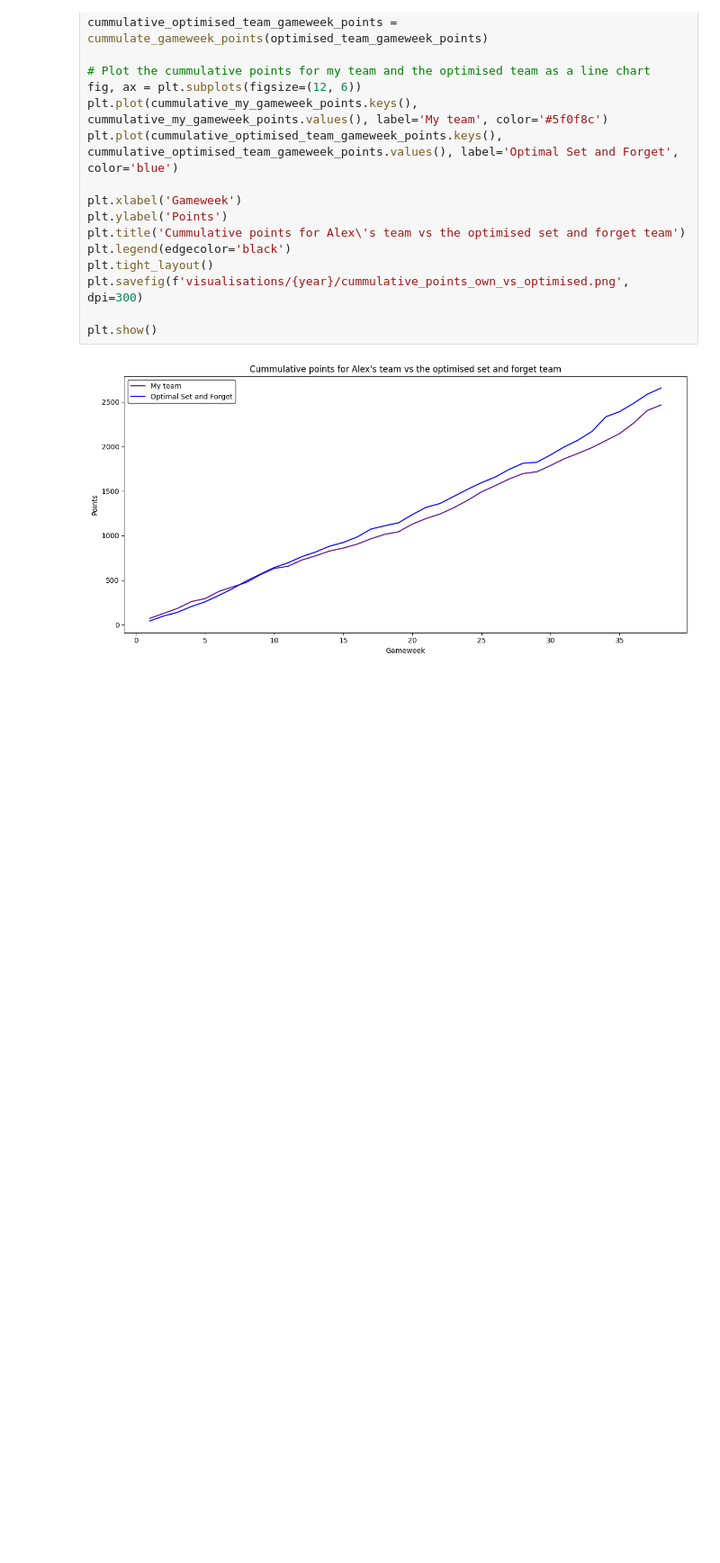
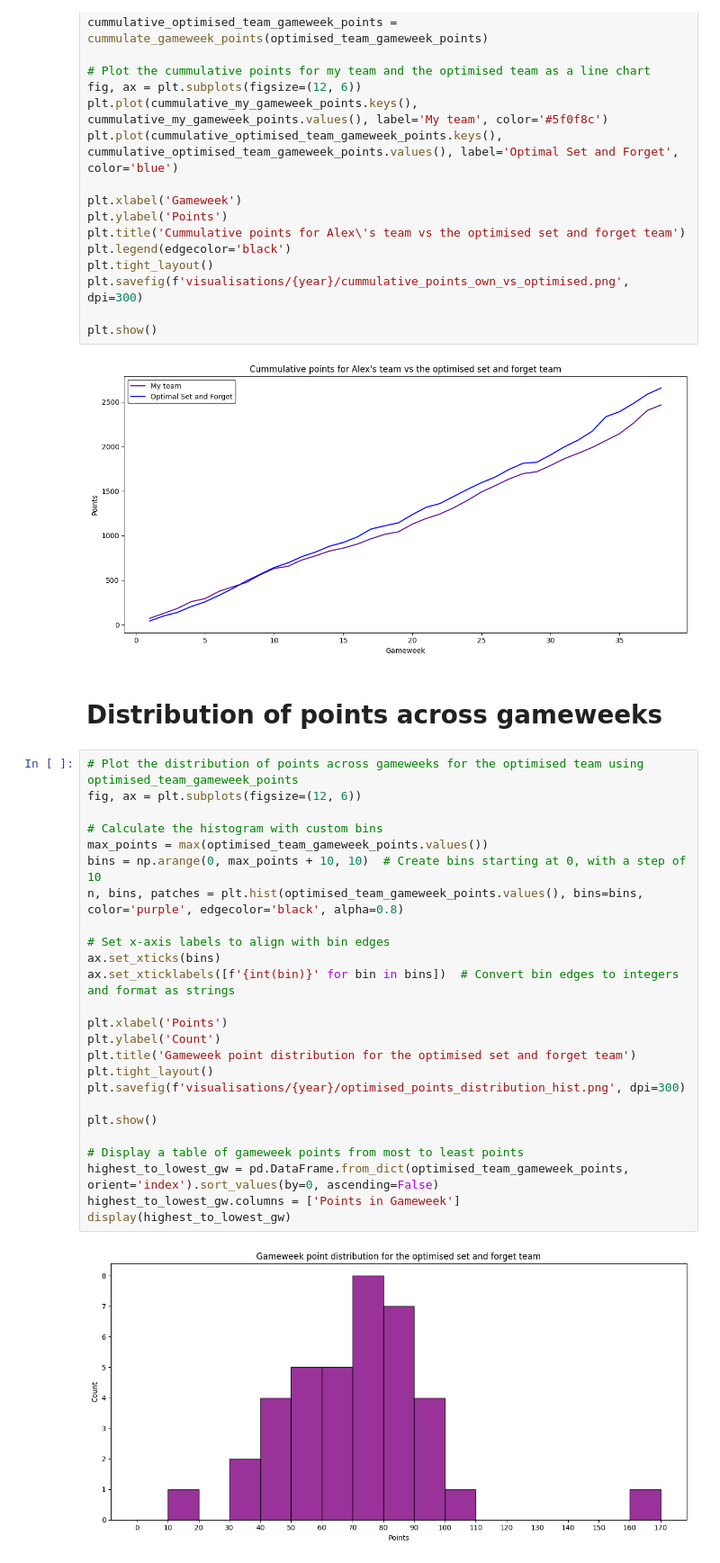
Before and after one commit to ARedshaw02/fpl-hindsight-optimiser, a Jupyter notebook: set_and_forget/exploration_set_and_forget.ipynb, the cells around one changed output. Shown: that part at 90% size. Drawn from its saved outputs; the diff is of its cells as text; blank space fills up the shorter version.

```diff
--- a/set_and_forget/exploration_set_and_forget.ipynb
+++ b/set_and_forget/exploration_set_and_forget.ipynb
@@ -436,3 +442,32 @@ plt.savefig(f'visualisations/{year}/cummulative_points_own_vs_optimised.png', dp
 plt.show()
 # %% [output]
 [figure]
+# %% [markdown]
+# Distribution of points across gameweeks
+# %%
+# Plot the distribution of points across gameweeks for the optimised team using optimised_team_gameweek_points
+fig, ax = plt.subplots(figsize=(12, 6))
+
+# Calculate the histogram with custom bins
+max_points = max(optimised_team_gameweek_points.values())
+bins = np.arange(0, max_points + 10, 10)  # Create bins starting at 0, with a step of 10
+n, bins, patches = plt.hist(optimised_team_gameweek_points.values(), bins=bins, color='purple', edgecolor='black', alpha=0.8)
+
+# Set x-axis labels to align with bin edges
+ax.set_xticks(bins)
+ax.set_xticklabels([f'{int(bin)}' for bin in bins])  # Convert bin edges to integers and format as strings
+
+plt.xlabel('Points')
+plt.ylabel('Count')
+plt.title('Gameweek point distribution for the optimised set and forget team')
+plt.tight_layout()
+plt.savefig(f'visualisations/{year}/optimised_points_distribution_hist.png', dpi=300)
+
+plt.show()
+
+# Display a table of gameweek points from most to least points
+highest_to_lowest_gw = pd.DataFrame.from_dict(optimised_team_gameweek_points, orient='index').sort_values(by=0, ascending=False)
+highest_to_lowest_gw.columns = ['Points in Gameweek']
+display(highest_to_lowest_gw)
+# %% [output]
+[figure, added]
```
Also changed, not shown: parts of 6 cells of this notebook, 1 other file.
